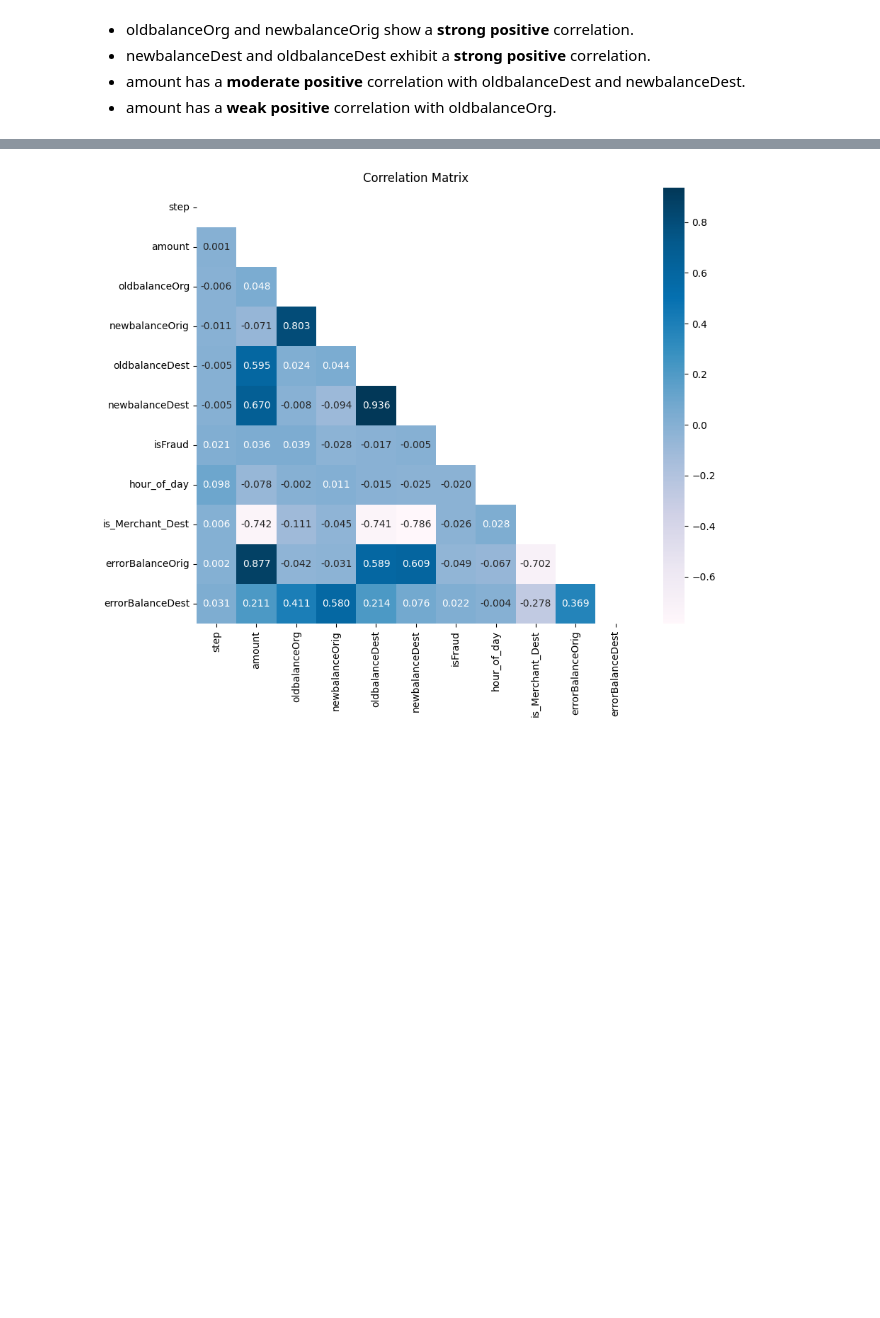
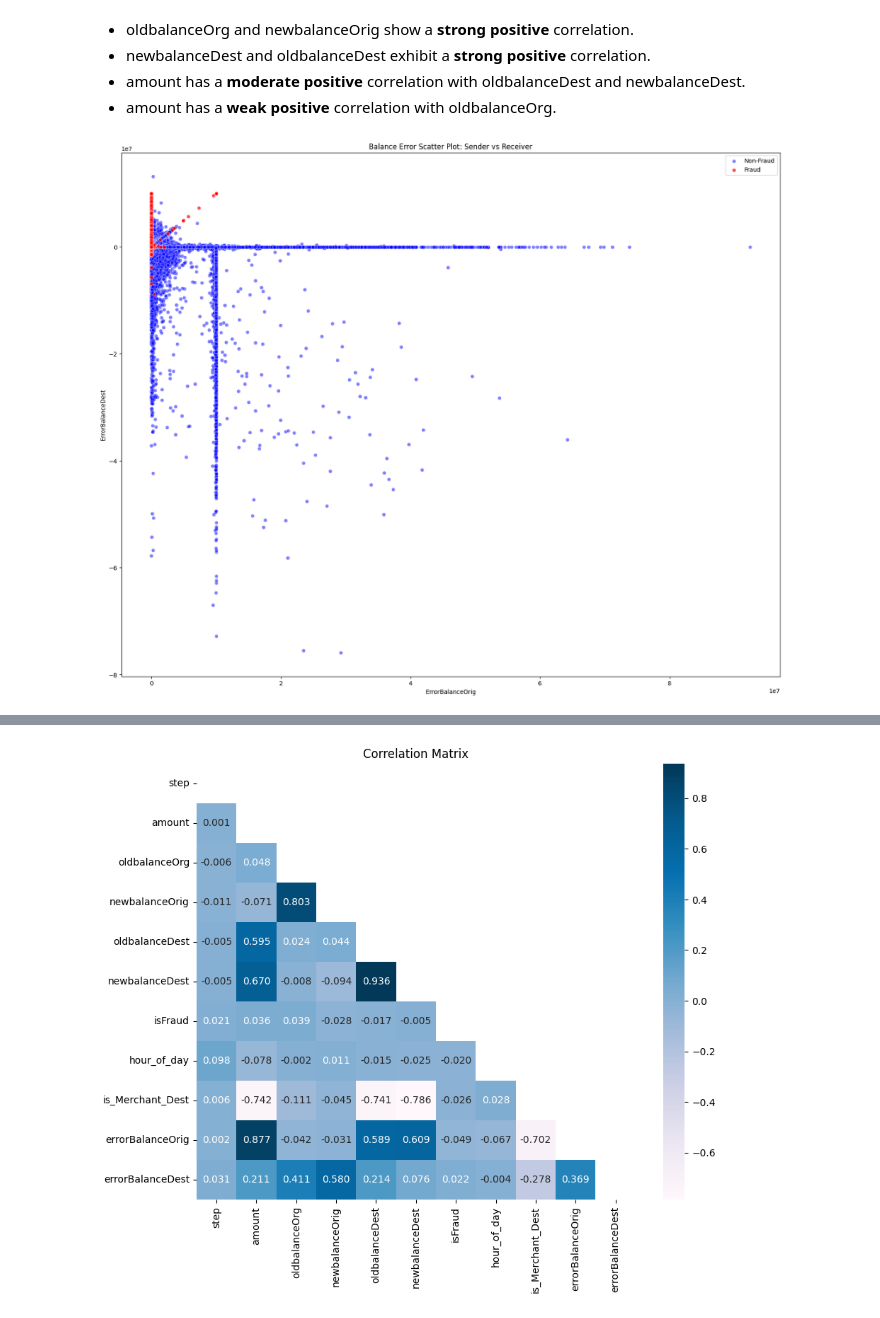
Before and after one commit to luunguyentankhai/ADY201m, a Jupyter notebook: preprocessing/data_cleaning.ipynb, the cells around one changed output, grey strips where cells are left out. Saved outputs shown, nothing was run; the diff lists cells and outputs as text; code cells hidden in the pictures; blank space fills up the shorter version.

Commit message:
feat: add graph analysis about feature engineering and report

```diff
--- a/preprocessing/data_cleaning.ipynb
+++ b/preprocessing/data_cleaning.ipynb
@@ -475,3 +470,23 @@ df['errorBalanceOrig'] = df['newbalanceOrig'] + df['amount'] - df['oldbalanceOrg
 
 df['errorBalanceDest'] = df['oldbalanceDest'] + df['amount'] - df['newbalanceDest']
 df.loc[df['is_Merchant_Dest'] == 1, 'errorBalanceDest'] = 0
+# %%
+plt.figure(figsize=(20, 16))
+
+# Vẽ giao dịch hợp lệ
+sns.scatterplot(data=df[df['isFraud'] == 0],
+                x='errorBalanceOrig', y='errorBalanceDest',
+                color='blue', label='Non-Fraud', alpha=0.5)
+
+# Vẽ giao dịch lừa đảo (vẽ tất cả)
+sns.scatterplot(data=df[df['isFraud'] == 1],
+                x='errorBalanceOrig', y='errorBalanceDest',
+                color='red', label='Fraud', alpha=0.7)
+
+plt.title('Balance Error Scatter Plot: Sender vs Receiver')
+plt.xlabel('ErrorBalanceOrig')
+plt.ylabel('ErrorBalanceDest')
+plt.legend()
+plt.show()
+# %% [output]
+[figure, added]
```
Also changed, not shown: parts of 4 cells of this notebook, 1 other file.
